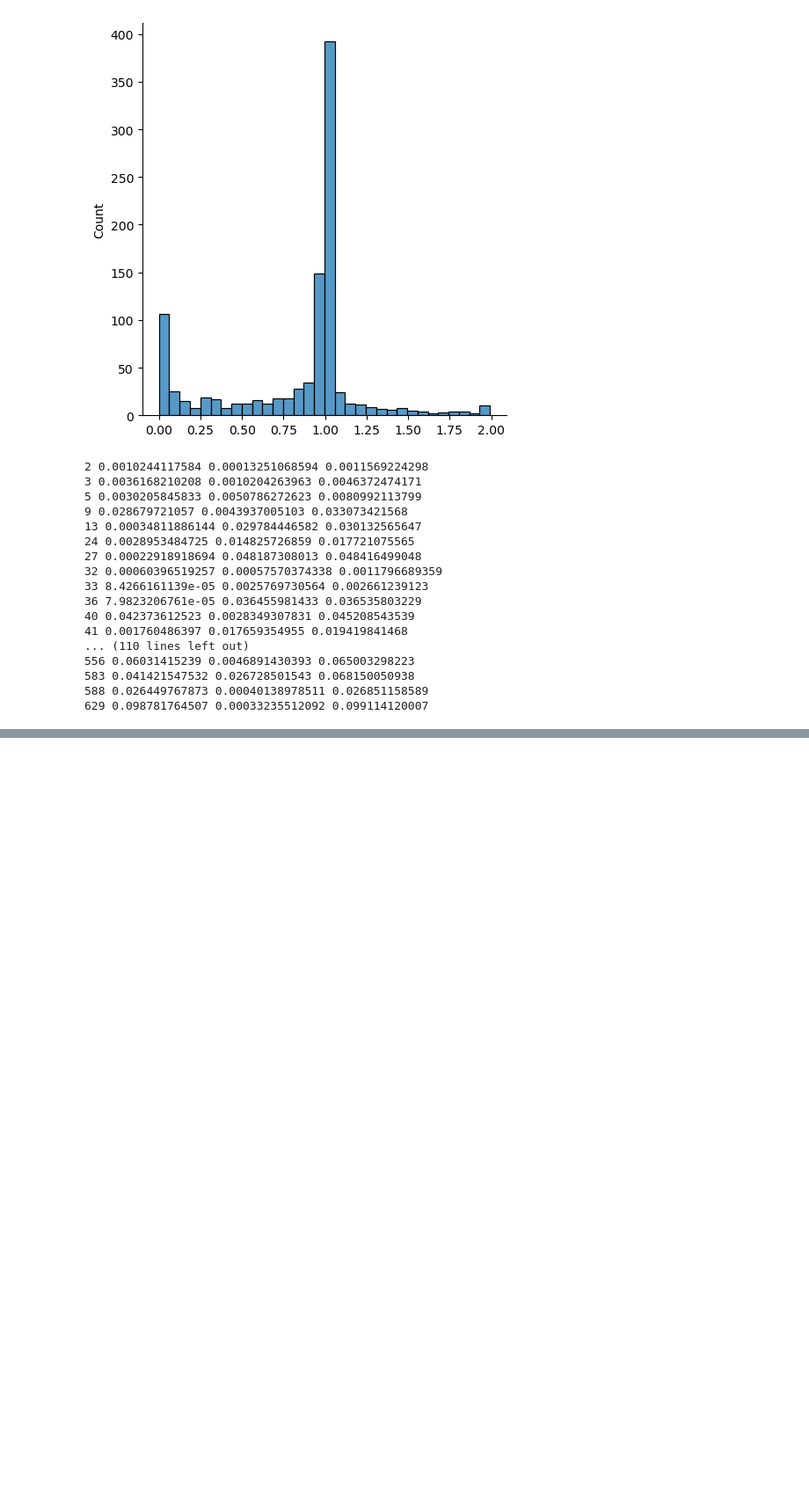
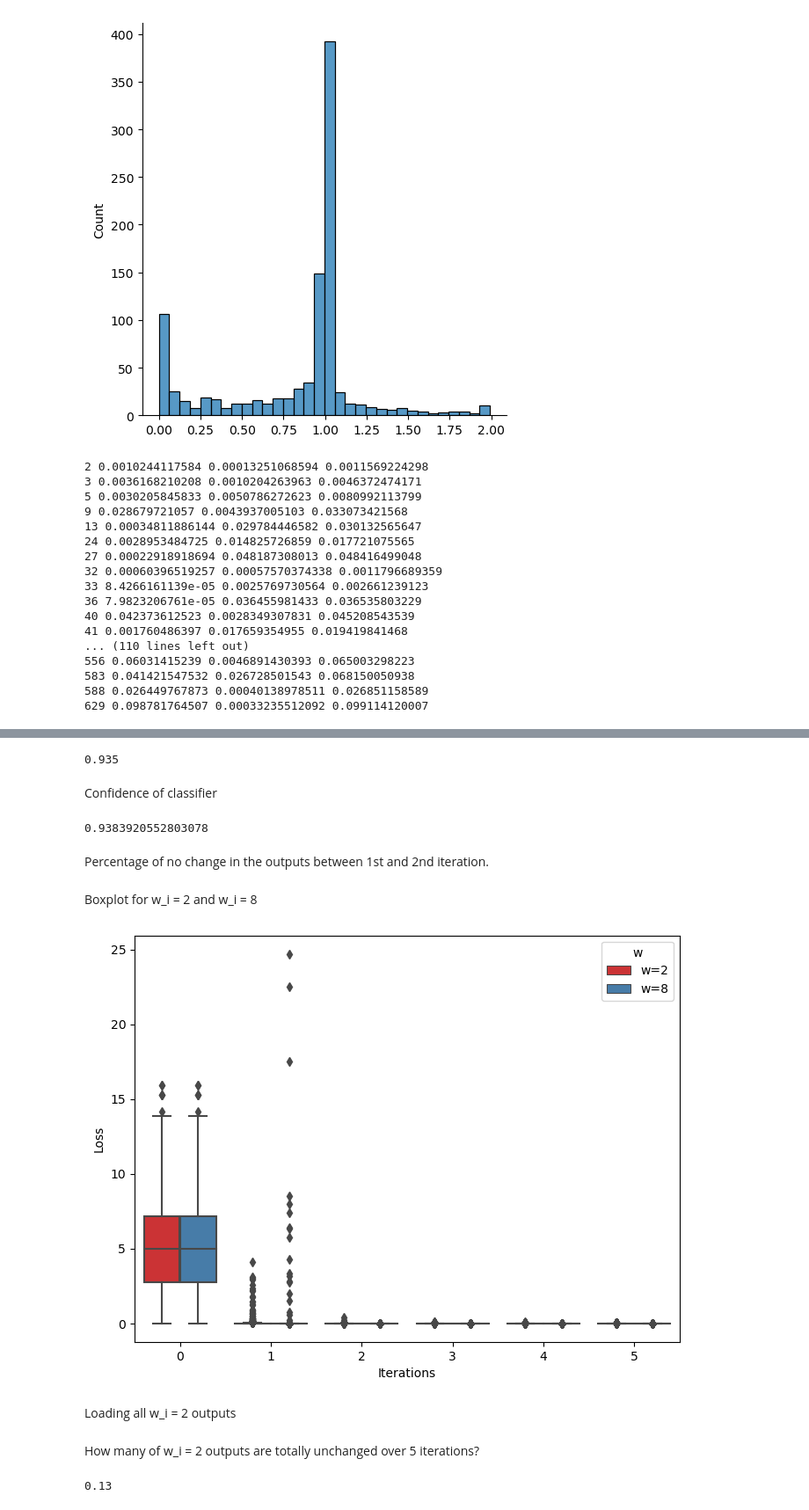
Before and after one commit to beyondgodlyk/XLM, a Jupyter notebook: analysis.ipynb, the cells around one changed output, grey strips where cells are left out. Shown: that part at 88% size. Saved outputs shown, nothing was run; the diff lists cells and outputs as text; code cells hidden in the pictures; blank space fills up the shorter version.

```diff
--- a/analysis.ipynb
+++ b/analysis.ipynb
@@ -53,0 +124,73 @@ for i in range(len(orig)):
+# %%
+half_len = len(orig_lre_pred) // 2
+len([pred for pred in orig_lre_pred[:half_len] if pred < 0.5] + [pred for pred in orig_lre_pred[half_len:] if pred > 0.5]) / len(orig_lre_pred)
+# %% [output]
+0.935
+# %% [markdown]
+Confidence of classifier
+# %%
+import numpy as np
+
+conf = [max(pred, 1 - pred) for pred in orig_lre_pred]
+np.mean(conf)
+# %% [output]
+0.9383920552803078
+# %% [markdown]
+Percentage of no change in the outputs between 1st and 2nd iteration.
+# %%
+it1_outputs = []
+with open("../it1Outputs.txt", "r", encoding='utf-8') as f:
+    it1_outputs = [line.rstrip() for line in f]
+it2_outputs = []
+with open("../it2Outputs.txt", "r", encoding='utf-8') as f:
+    it2_outputs = [line.rstrip() for line in f]
+it3_outputs = []
+with open("../it3Outputs.txt", "r", encoding='utf-8') as f:
+    it3_outputs = [line.rstrip() for line in f]
+it4_outputs = []
+with open("../it4Outputs.txt", "r", encoding='utf-8') as f:
+    it4_outputs = [line.rstrip() for line in f]
+it5_outputs = []
+with open("../it5Outputs.txt", "r", encoding='utf-8') as f:
+    it5_outputs = [line.rstrip() for line in f]
+# %% [markdown]
+Boxplot for w_i = 2 and w_i = 8
+# %%
+input = []
+with open("../origInputs.txt", "r", encoding='utf-8') as f:
+    input = [line.rstrip() for line in f]
+# %%
+orig_wi2_lre_loss = [orig_lre_loss[7*i] for i in range(len(input))]
+it1_wi2_lre_loss = [it1_lre_loss[7*i] for i in range(len(input))]
+it2_wi2_lre_loss = [it2_lre_loss[7*i] for i in range(len(input))]
+it3_wi2_lre_loss = [it3_lre_loss[7*i] for i in range(len(input))]
+it4_wi2_lre_loss = [it4_lre_loss[7*i] for i in range(len(input))]
+it5_wi2_lre_loss = [it5_lre_loss[7*i] for i in range(len(input))]
+
+orig_wi8_lre_loss = [orig_lre_loss[7*i+6] for i in range(len(input))]
+it1_wi8_lre_loss = [it1_lre_loss[7*i+6] for i in range(len(input))]
+it2_wi8_lre_loss = [it2_lre_loss[7*i+6] for i in range(len(input))]
+it3_wi8_lre_loss = [it3_lre_loss[7*i+6] for i in range(len(input))]
+it4_wi8_lre_loss = [it4_lre_loss[7*i+6] for i in range(len(input))]
+it5_wi8_lre_loss = [it5_lre_loss[7*i+6] for i in range(len(input))]
+
+import pandas as pd
+
+df = pd.DataFrame({
+    'Loss': orig_wi2_lre_loss + it1_wi2_lre_loss + it2_wi2_lre_loss + it3_wi2_lre_loss + it4_wi2_lre_loss + it5_wi2_lre_loss + orig_wi8_lre_loss + it1_wi8_lre_loss + it2_wi8_lre_loss + it3_wi8_lre_loss + it4_wi8_lre_loss + it5_wi8_lre_loss,
+    'Iterations': ['0'] * len(orig_wi2_lre_loss) + ['1'] * len(it1_wi2_lre_loss) + ['2'] * len(it2_wi2_lre_loss) + ['3'] * len(it3_wi2_lre_loss) + ['4'] * len(it4_wi2_lre_loss) + ['5'] * len(it5_wi2_lre_loss) + ['0'] * len(orig_wi8_lre_loss) + ['1'] * len(it1_wi8_lre_loss) + ['2'] * len(it2_wi8_lre_loss) + ['3'] * len(it3_wi8_lre_loss) + ['4'] * len(it4_wi8_lre_loss) + ['5'] * len(it5_wi8_lre_loss),
+    'w': ['w=2'] * (len(orig_wi2_lre_loss) + len(it1_wi2_lre_loss) + len(it2_wi2_lre_loss) + len(it3_wi2_lre_loss) + len(it4_wi2_lre_loss) + len(it5_wi2_lre_loss)) +
+         ['w=8'] * (len(orig_wi8_lre_loss) + len(it1_wi8_lre_loss) + len(it2_wi8_lre_loss) + len(it3_wi8_lre_loss) + len(it4_wi8_lre_loss) + len(it5_wi8_lre_loss))
+})
+
+plt.figure(figsize=(8, 6))
+sns.boxplot(x='Iterations', y='Loss', hue='w', data=df, palette="Set1")
+# plt.xticks(range(5), list(data.keys()))  # Labeling the x-axis
+# plt.title("Box Plot of losses for each iteration")
+plt.xlabel("Iterations")  # X-axis label for iterations
+plt.ylabel("Loss")        # Y-axis label for loss
+plt.show()
+# %% [output]
+[figure, added]
+# %% [markdown]
+Loading all w_i = 2 outputs
@@ -53,0 +203,6 @@ for i in range(len(orig)):
+# %% [markdown]
+How many of w_i = 2 outputs are totally unchanged over 5 iterations?
+# %%
+len([i for i in range(len(it1_wi2_lre)) if input[i] == it1_wi2_lre[i] == it2_wi2_lre[i] == it3_wi2_lre[i] == it4_wi2_lre[i] == it5_wi2_lre[i]]) / len(it1_wi2_lre)
+# %% [output]
+0.13
```
Also changed, not shown: parts of 13 cells of this notebook.
